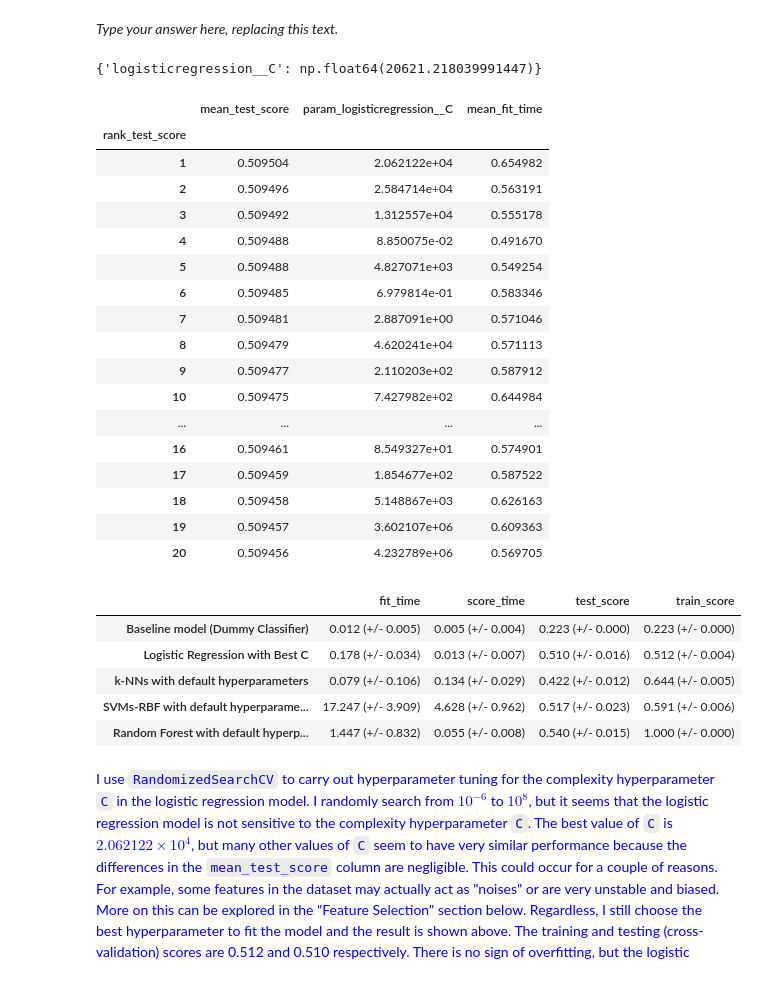
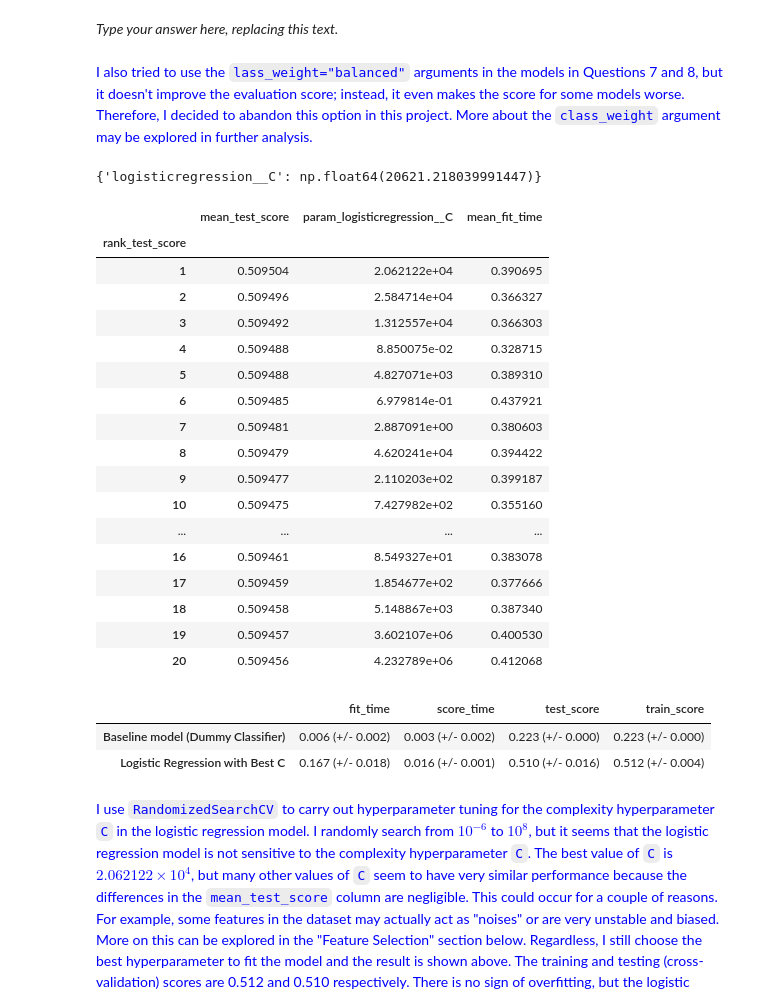
Before and after one commit to ljy0401/CPSC-330-Project-Default-of-Credit-Card-Clients-Predictions, a Jupyter notebook: hw5.ipynb, the cells around one changed output. Saved outputs shown, nothing was run; the diff lists cells and outputs as text; code cells hidden in the pictures.

```diff
--- a/hw5.ipynb
+++ b/hw5.ipynb
@@ -583,6 +586,8 @@ Solution_7
 _Points:_ 10
 # %% [markdown]
 _Type your answer here, replacing this text._
+# %% [markdown]
+<span style="color:blue"> I also tried to use the `lass_weight="balanced"` arguments in the models in Questions 7 and 8, but it doesn't improve the evaluation score; instead, it even makes the score for some models worse. Therefore, I decided to abandon this option in this project. More about the `class_weight` argument may be explored in further analysis.</span>
 # %%
 lgr_model = LogisticRegression(random_state=123)
 pipe_lgr = make_pipeline(preprocessor, lgr_model)
@@ -611,38 +616,35 @@ pd.DataFrame(random_search_lgr.cv_results_)[
         "mean_fit_time",
         "rank_test_score",
     ]
-].set_index("rank_test_score").sort_index().head(20)
+].set_index("rank_test_score").sort_index().head(10)
 # %% [output]
 |  | mean_test_score | param_logisticregression__C | mean_fit_time |
 | rank_test_score |  |  |  |
-| 1 | 0.509504 | 2.062122e+04 | 0.654982 |
-| 2 | 0.509496 | 2.584714e+04 | 0.563191 |
-| 3 | 0.509492 | 1.312557e+04 | 0.555178 |
-| 4 | 0.509488 | 8.850075e-02 | 0.491670 |
-| 5 | 0.509488 | 4.827071e+03 | 0.549254 |
-| 6 | 0.509485 | 6.979814e-01 | 0.583346 |
-| 7 | 0.509481 | 2.887091e+00 | 0.571046 |
-| 8 | 0.509479 | 4.620241e+04 | 0.571113 |
-| 9 | 0.509477 | 2.110203e+02 | 0.587912 |
-| 10 | 0.509475 | 7.427982e+02 | 0.644984 |
+| 1 | 0.509504 | 2.062122e+04 | 0.390695 |
+| 2 | 0.509496 | 2.584714e+04 | 0.366327 |
+| 3 | 0.509492 | 1.312557e+04 | 0.366303 |
+| 4 | 0.509488 | 8.850075e-02 | 0.328715 |
+| 5 | 0.509488 | 4.827071e+03 | 0.389310 |
+| 6 | 0.509485 | 6.979814e-01 | 0.437921 |
+| 7 | 0.509481 | 2.887091e+00 | 0.380603 |
+| 8 | 0.509479 | 4.620241e+04 | 0.394422 |
+| 9 | 0.509477 | 2.110203e+02 | 0.399187 |
+| 10 | 0.509475 | 7.427982e+02 | 0.355160 |
 | ... | ... | ... | ... |
-| 16 | 0.509461 | 8.549327e+01 | 0.574901 |
-| 17 | 0.509459 | 1.854677e+02 | 0.587522 |
-| 18 | 0.509458 | 5.148867e+03 | 0.626163 |
-| 19 | 0.509457 | 3.602107e+06 | 0.609363 |
-| 20 | 0.509456 | 4.232789e+06 | 0.569705 |
+| 16 | 0.509461 | 8.549327e+01 | 0.383078 |
+| 17 | 0.509459 | 1.854677e+02 | 0.377666 |
+| 18 | 0.509458 | 5.148867e+03 | 0.387340 |
+| 19 | 0.509457 | 3.602107e+06 | 0.400530 |
+| 20 | 0.509456 | 4.232789e+06 | 0.412068 |
 # %%
-results["Logistic Regression with Best C"] = mean_std_cross_val_scores(
+results["Logistic Regression with best C"] = mean_std_cross_val_scores(
     random_search_lgr.best_estimator_, X_train, y_train, return_train_score=True, scoring=scoring_metric
 )
 pd.DataFrame(results).T
 # %% [output]
 |  | fit_time | score_time | test_score | train_score |
-| Baseline model (Dummy Classifier) | 0.012 (+/- 0.005) | 0.005 (+/- 0.004) | 0.223 (+/- 0.000) | 0.223 (+/- 0.000) |
-| Logistic Regression with Best C | 0.178 (+/- 0.034) | 0.013 (+/- 0.007) | 0.510 (+/- 0.016) | 0.512 (+/- 0.004) |
-| k-NNs with default hyperparameters | 0.079 (+/- 0.106) | 0.134 (+/- 0.029) | 0.422 (+/- 0.012) | 0.644 (+/- 0.005) |
-| SVMs-RBF with default hyperparame... | 17.247 (+/- 3.909) | 4.628 (+/- 0.962) | 0.517 (+/- 0.023) | 0.591 (+/- 0.006) |
-| Random Forest with default hyperp... | 1.447 (+/- 0.832) | 0.055 (+/- 0.008) | 0.540 (+/- 0.015) | 1.000 (+/- 0.000) |
+| Baseline model (Dummy Classifier) | 0.006 (+/- 0.002) | 0.003 (+/- 0.002) | 0.223 (+/- 0.000) | 0.223 (+/- 0.000) |
+| Logistic Regression with Best C | 0.167 (+/- 0.018) | 0.016 (+/- 0.001) | 0.510 (+/- 0.016) | 0.512 (+/- 0.004) |
 # %% [markdown]
 <span style="color:blue">I use `RandomizedSearchCV` to carry out hyperparameter tuning for the complexity hyperparameter `C` in the logistic regression model.  I randomly search from $10^{-6}$ to $10^{8}$, but it seems that the logistic regression model is not sensitive to the complexity hyperparameter `C`. The best value of `C` is $2.062122\times10^4$, but many other values of `C` seem to have very similar performance because the differences in the `mean_test_score` column are negligible. This could occur for a couple of reasons. For example, some features in the dataset may actually act as "noises" or are very unstable and biased. More on this can be explored in the "Feature Selection" section below. Regardless, I still choose the best hyperparameter to fit the model and the result is shown above. The training and testing (cross-validation) scores are 0.512 and 0.510 respectively. There is no sign of overfitting, but the logistic regression model does somehow underfit. These AP scores are much better than the baseline even though it is still not optimal. In addition, the standard errors of these scores are relatively small, which should not be a concern. The fitting time of the logistic regression model is much longer than its scoring time, but the overall fitting and scoring time is still very acceptable compared to some more complex models.	</span>
 # %% [markdown]
```
Also changed, not shown: parts of 34 cells of this notebook, 1 other file.
